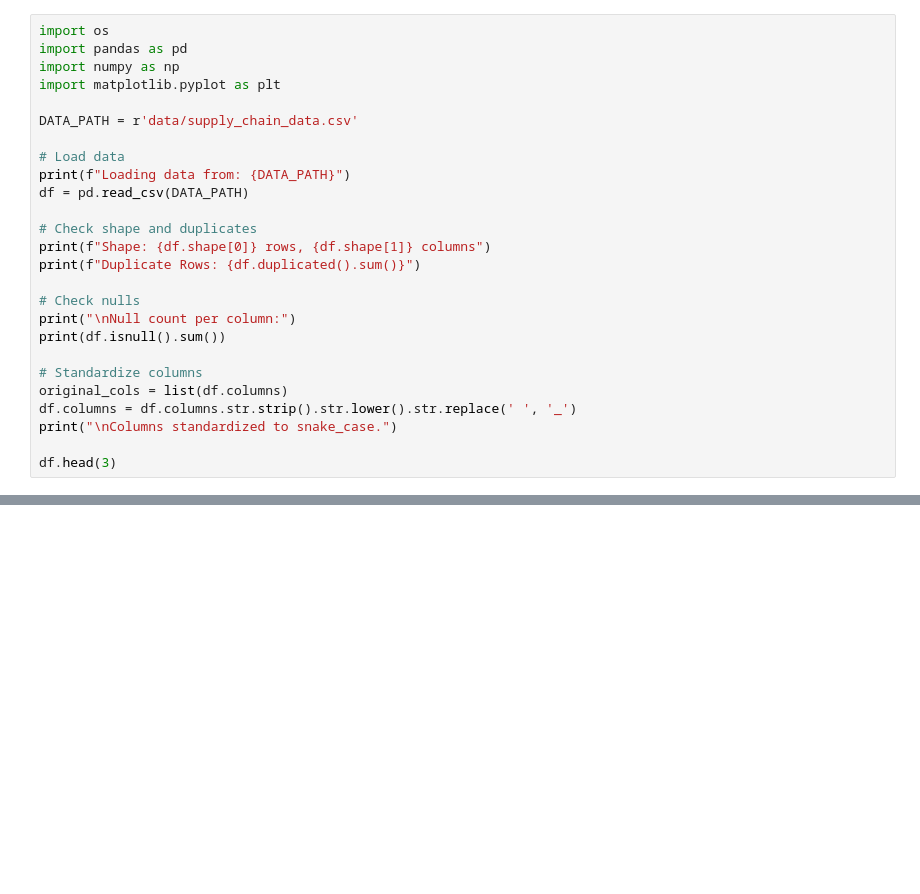
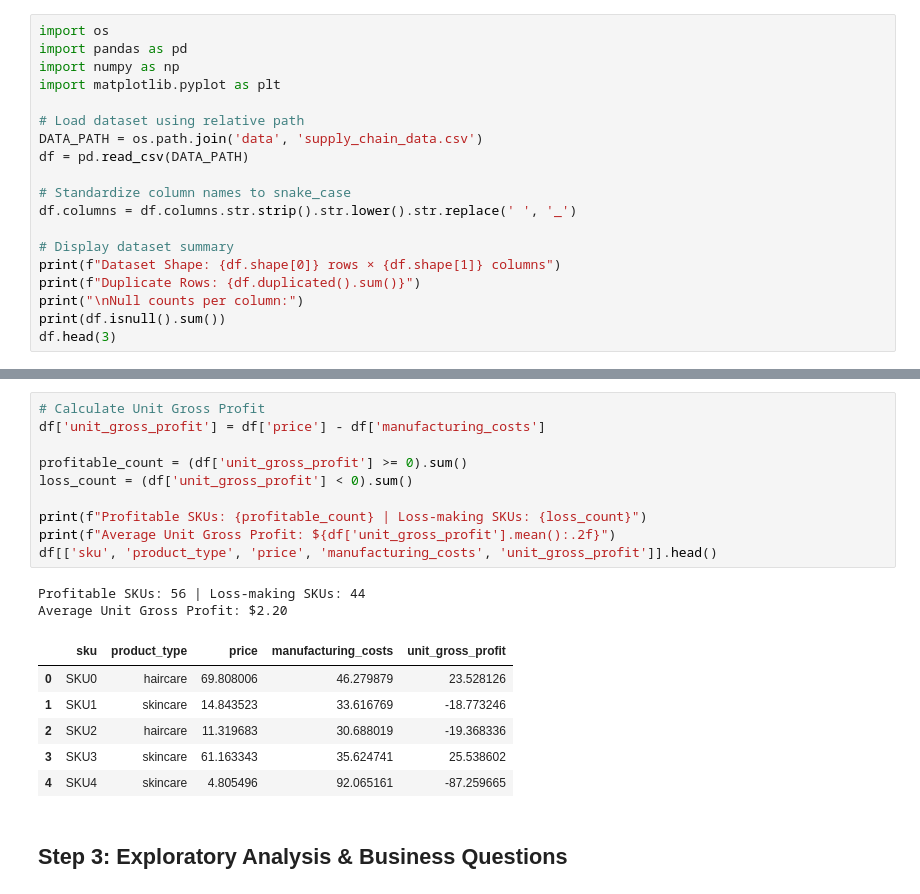
Before and after one commit to TusharSaini300/Supply-Chain-Performance-Analytics, a Jupyter notebook: supply_chain_notebook.ipynb, the cells around one changed output, grey strips where cells are left out. Drawn from its saved outputs; the diff is of its cells as text; blank space fills up the shorter version.

```diff
--- a/supply_chain_notebook.ipynb
+++ b/supply_chain_notebook.ipynb
@@ -31,24 +19,17 @@ import pandas as pd
 import numpy as np
 import matplotlib.pyplot as plt
 
-DATA_PATH = r'data/supply_chain_data.csv'
-
-# Load data
-print(f"Loading data from: {DATA_PATH}")
+# Load dataset using relative path
+DATA_PATH = os.path.join('data', 'supply_chain_data.csv')
 df = pd.read_csv(DATA_PATH)
 
-# Check shape and duplicates
-print(f"Shape: {df.shape[0]} rows, {df.shape[1]} columns")
+# Standardize column names to snake_case
+df.columns = df.columns.str.strip().str.lower().str.replace(' ', '_')
+
+# Display dataset summary
+print(f"Dataset Shape: {df.shape[0]} rows × {df.shape[1]} columns")
 print(f"Duplicate Rows: {df.duplicated().sum()}")
-
-# Check nulls
-print("\nNull count per column:")
+print("\nNull counts per column:")
 print(df.isnull().sum())
-
-# Standardize columns
-original_cols = list(df.columns)
-df.columns = df.columns.str.strip().str.lower().str.replace(' ', '_')
-print("\nColumns standardized to snake_case.")
-
 df.head(3)
 # %% [output]
@@ -212,0 +65,21 @@ Statistical Noise Flag: There are 220 correlation pairs with |r| < 0.2. With N=1
+# %%
+# Calculate Unit Gross Profit
+df['unit_gross_profit'] = df['price'] - df['manufacturing_costs']
+
+profitable_count = (df['unit_gross_profit'] >= 0).sum()
+loss_count = (df['unit_gross_profit'] < 0).sum()
+
+print(f"Profitable SKUs: {profitable_count} | Loss-making SKUs: {loss_count}")
+print(f"Average Unit Gross Profit: ${df['unit_gross_profit'].mean():.2f}")
+df[['sku', 'product_type', 'price', 'manufacturing_costs', 'unit_gross_profit']].head()
+# %% [output]
+Profitable SKUs: 56 | Loss-making SKUs: 44
+Average Unit Gross Profit: $2.20
+|  | sku | product_type | price | manufacturing_costs | unit_gross_profit |
+| 0 | SKU0 | haircare | 69.808006 | 46.279879 | 23.528126 |
+| 1 | SKU1 | skincare | 14.843523 | 33.616769 | -18.773246 |
+| 2 | SKU2 | haircare | 11.319683 | 30.688019 | -19.368336 |
+| 3 | SKU3 | skincare | 61.163343 | 35.624741 | 25.538602 |
+| 4 | SKU4 | skincare | 4.805496 | 92.065161 | -87.259665 |
+# %% [markdown]
+## Step 3: Exploratory Analysis & Business Questions
```
Also changed, not shown: parts of 16 cells of this notebook, 14 other files.
